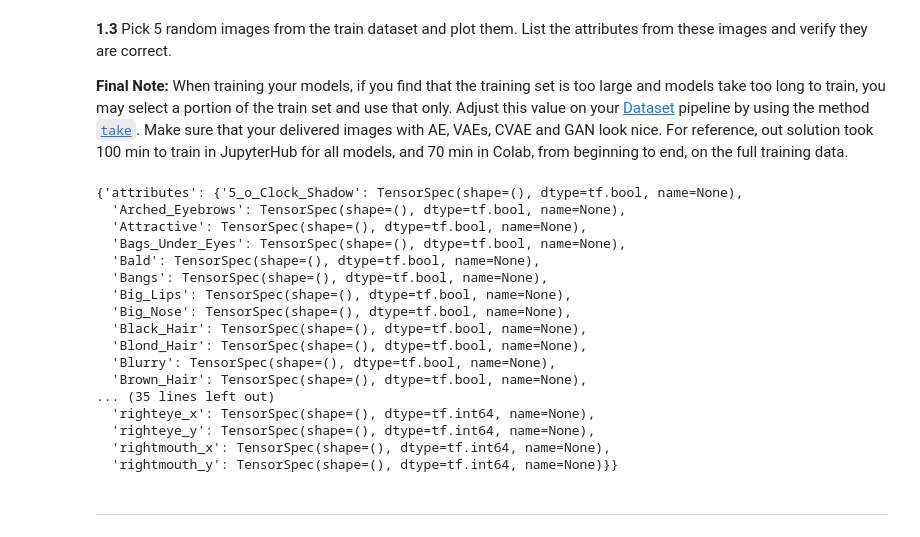
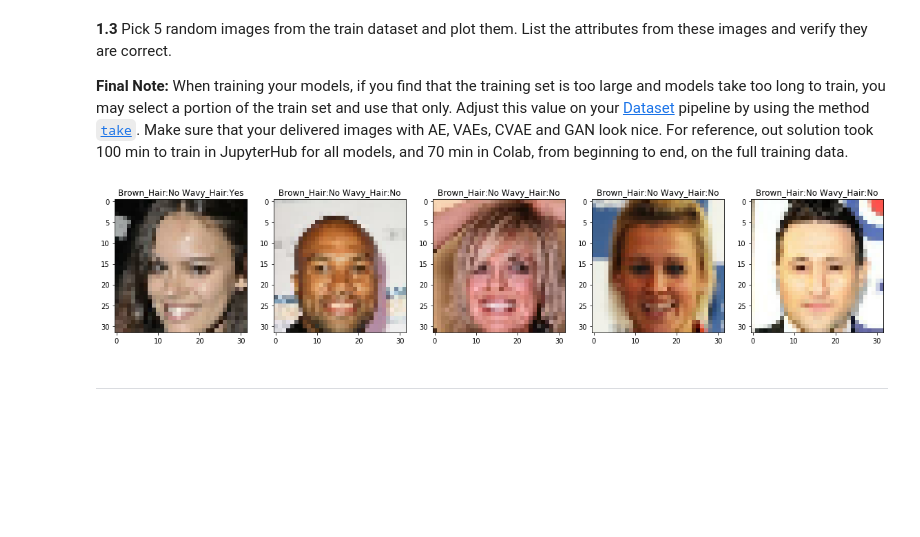
Before and after one commit to medeirosf/2020-CS109B, a Jupyter notebook: content/homeworks/hw07/notebook/cs109b_hw7_fm.ipynb, the cells around one changed output. Drawn from its saved outputs; the diff is of its cells as text; code cells hidden in the pictures; blank space fills up the shorter version.

```diff
--- a/content/homeworks/hw07/notebook/cs109b_hw7_fm.ipynb
+++ b/content/homeworks/hw07/notebook/cs109b_hw7_fm.ipynb
@@ -157,7 +157,10 @@ Make sure the Datasets follow this pipeline: 1) normalize, crop, resize and sati
 def tf_image_attr_tuple(element):
     image = element['image']
     image = tf_norm_crop_resize_image(image, (32,32))
-    attr = tf.cast(element[''])
+    y = element['attributes']
+    attr1 = y['Brown_Hair']
+    attr2 = y['Wavy_Hair']
+    attr = [attr1,attr2]
     return ((image, attr), image)
 
 train_cond_ds = train_celeb.map(tf_image_attr_tuple).shuffle(165000).batch(32).prefetch(2)
@@ -168,28 +171,25 @@ val_cond_ds = val_celeb.map(tf_image_attr_tuple).shuffle(20000).batch(32).prefet
 
 **Final Note:**
 When training your models, if you find that the training set is too large and models take too long to train, you may select a portion of the train set and use that only. Adjust this value on your [Dataset](https://www.tensorflow.org/api_docs/python/tf/data/Dataset) pipeline by using the method [`take`](https://www.tensorflow.org/api_docs/python/tf/data/Dataset#take). Make sure that your delivered images with AE, VAEs, CVAE and GAN look nice. For reference, out solution took 100 min to train in JupyterHub for all models, and 70 min in Colab, from beginning to end, on the full training data.
-# %%
-# 1.3
-# your code here
-train_celeb.take(1).element_spec
-# %% [output]
-{'attributes': {'5_o_Clock_Shadow': TensorSpec(shape=(), dtype=tf.bool, name=None),
-  'Arched_Eyebrows': TensorSpec(shape=(), dtype=tf.bool, name=None),
-  'Attractive': TensorSpec(shape=(), dtype=tf.bool, name=None),
-  'Bags_Under_Eyes': TensorSpec(shape=(), dtype=tf.bool, name=None),
-  'Bald': TensorSpec(shape=(), dtype=tf.bool, name=None),
-  'Bangs': TensorSpec(shape=(), dtype=tf.bool, name=None),
-  'Big_Lips': TensorSpec(shape=(), dtype=tf.bool, name=None),
-  'Big_Nose': TensorSpec(shape=(), dtype=tf.bool, name=None),
-  'Black_Hair': TensorSpec(shape=(), dtype=tf.bool, name=None),
-  'Blond_Hair': TensorSpec(shape=(), dtype=tf.bool, name=None),
-  'Blurry': TensorSpec(shape=(), dtype=tf.bool, name=None),
-  'Brown_Hair': TensorSpec(shape=(), dtype=tf.bool, name=None),
-... (35 lines left out)
-  'righteye_x': TensorSpec(shape=(), dtype=tf.int64, name=None),
-  'righteye_y': TensorSpec(shape=(), dtype=tf.int64, name=None),
-  'rightmouth_x': TensorSpec(shape=(), dtype=tf.int64, name=None),
-  'rightmouth_y': TensorSpec(shape=(), dtype=tf.int64, name=None)}}
+# %%
+# 1.3
+# your code here
+def change_boolean(x):
+    if x== True:
+         return 'Yes'
+    else:
+        return 'No'
+
+train_set = train_celeb.map(tf_image_attr_tuple).take(5)
+
+fig, axes = plt.subplots(1,5, figsize=(20,20))
+for i, ((image, labels), image2) in enumerate(train_set):
+    axes[i].imshow(image)
+    title = 'Brown_Hair:' + str(change_boolean(labels[0])) + ' Wavy_Hair:' + str(change_boolean(labels[1]))
+    axes[i].set_title(title)
+plt.show();
+# %% [output]
+[figure, added]
 # %% [markdown]
 ---
 # %% [markdown]
```
Also changed, not shown: parts of 1 cell of this notebook.
